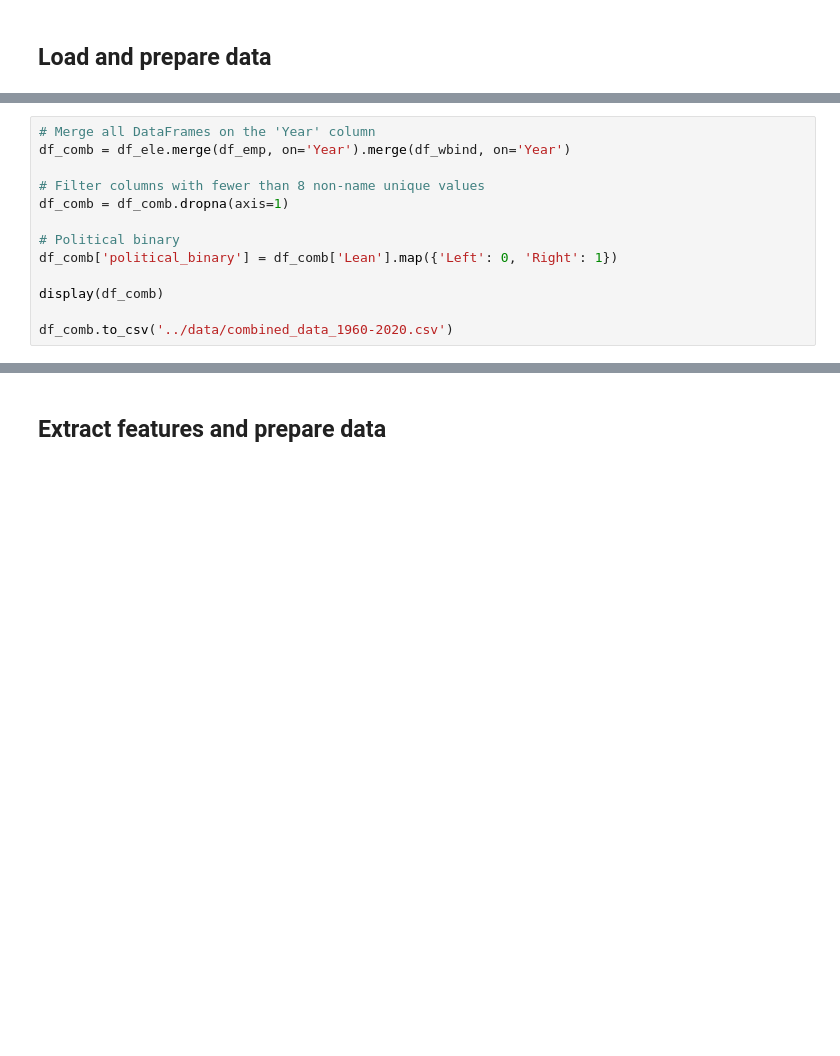
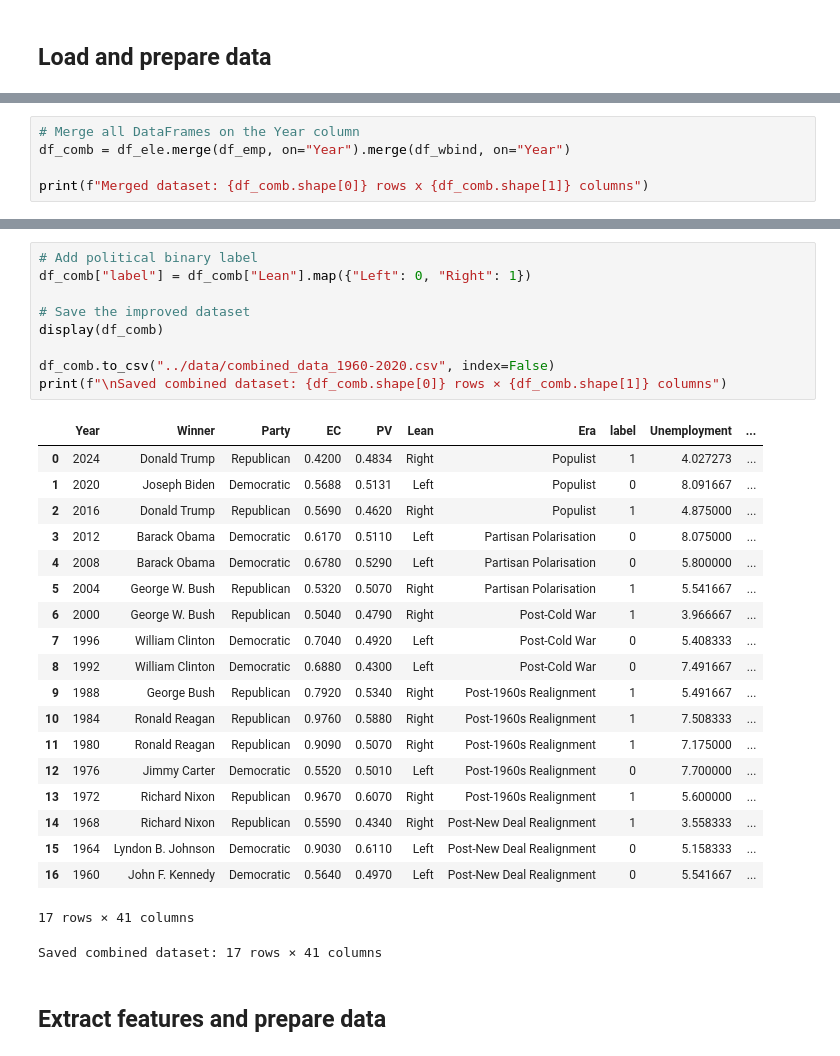
Before and after one commit to sam-grant/election-predictor, a Jupyter notebook: ana/ana.ipynb, the cells around one changed output, grey strips where cells are left out. Cells and saved outputs as stored; diff of their text form; blank space fills up the shorter version.

```diff
--- a/ana/ana.ipynb
+++ b/ana/ana.ipynb
@@ -112,16 +128,8 @@ display(df_emp)
 | 76 | 2024 | 4.027273 |
 65 rows × 2 columns
 # %%
-# Merge all DataFrames on the 'Year' column
-df_comb = df_ele.merge(df_emp, on='Year').merge(df_wbind, on='Year')
+# Merge all DataFrames on the Year column
+df_comb = df_ele.merge(df_emp, on="Year").merge(df_wbind, on="Year")
 
-# Filter columns with fewer than 8 non-name unique values
-df_comb = df_comb.dropna(axis=1)
-
-# Political binary
-df_comb['political_binary'] = df_comb['Lean'].map({'Left': 0, 'Right': 1})
-
-display(df_comb)
-
-df_comb.to_csv('../data/combined_data_1960-2020.csv')
+print(f"Merged dataset: {df_comb.shape[0]} rows x {df_comb.shape[1]} columns")
 # %% [output]
@@ -146,2 +240,32 @@ df_comb.to_csv('../data/combined_data_1960-2020.csv')
+# %%
+# Add political binary label
+df_comb["label"] = df_comb["Lean"].map({"Left": 0, "Right": 1})
+
+# Save the improved dataset
+display(df_comb)
+
+df_comb.to_csv("../data/combined_data_1960-2020.csv", index=False)
+print(f"\nSaved combined dataset: {df_comb.shape[0]} rows × {df_comb.shape[1]} columns")
+# %% [output]
+|  | Year | Winner | Party | EC | PV | Lean | Era | label | Unemployment | ... |
+| 0 | 2024 | Donald Trump | Republican | 0.4200 | 0.4834 | Right | Populist | 1 | 4.027273 | ... |
+| 1 | 2020 | Joseph Biden | Democratic | 0.5688 | 0.5131 | Left | Populist | 0 | 8.091667 | ... |
+| 2 | 2016 | Donald Trump | Republican | 0.5690 | 0.4620 | Right | Populist | 1 | 4.875000 | ... |
+| 3 | 2012 | Barack Obama | Democratic | 0.6170 | 0.5110 | Left | Partisan Polarisation | 0 | 8.075000 | ... |
+| 4 | 2008 | Barack Obama | Democratic | 0.6780 | 0.5290 | Left | Partisan Polarisation | 0 | 5.800000 | ... |
+| 5 | 2004 | George W. Bush | Republican | 0.5320 | 0.5070 | Right | Partisan Polarisation | 1 | 5.541667 | ... |
+| 6 | 2000 | George W. Bush | Republican | 0.5040 | 0.4790 | Right | Post-Cold War | 1 | 3.966667 | ... |
+| 7 | 1996 | William Clinton | Democratic | 0.7040 | 0.4920 | Left | Post-Cold War | 0 | 5.408333 | ... |
+| 8 | 1992 | William Clinton | Democratic | 0.6880 | 0.4300 | Left | Post-Cold War | 0 | 7.491667 | ... |
+| 9 | 1988 | George Bush | Republican | 0.7920 | 0.5340 | Right | Post-1960s Realignment | 1 | 5.491667 | ... |
+| 10 | 1984 | Ronald Reagan | Republican | 0.9760 | 0.5880 | Right | Post-1960s Realignment | 1 | 7.508333 | ... |
+| 11 | 1980 | Ronald Reagan | Republican | 0.9090 | 0.5070 | Right | Post-1960s Realignment | 1 | 7.175000 | ... |
+| 12 | 1976 | Jimmy Carter | Democratic | 0.5520 | 0.5010 | Left | Post-1960s Realignment | 0 | 7.700000 | ... |
+| 13 | 1972 | Richard Nixon | Republican | 0.9670 | 0.6070 | Right | Post-1960s Realignment | 1 | 5.600000 | ... |
+| 14 | 1968 | Richard Nixon | Republican | 0.5590 | 0.4340 | Right | Post-New Deal Realignment | 1 | 3.558333 | ... |
+| 15 | 1964 | Lyndon B. Johnson | Democratic | 0.9030 | 0.6110 | Left | Post-New Deal Realignment | 0 | 5.158333 | ... |
+| 16 | 1960 | John F. Kennedy | Democratic | 0.5640 | 0.4970 | Left | Post-New Deal Realignment | 0 | 5.541667 | ... |
+17 rows × 41 columns
+Saved combined dataset: 17 rows × 41 columns
 # %% [markdown]
 ## Extract features and prepare data
```
Also changed, not shown: parts of 20 cells of this notebook.
